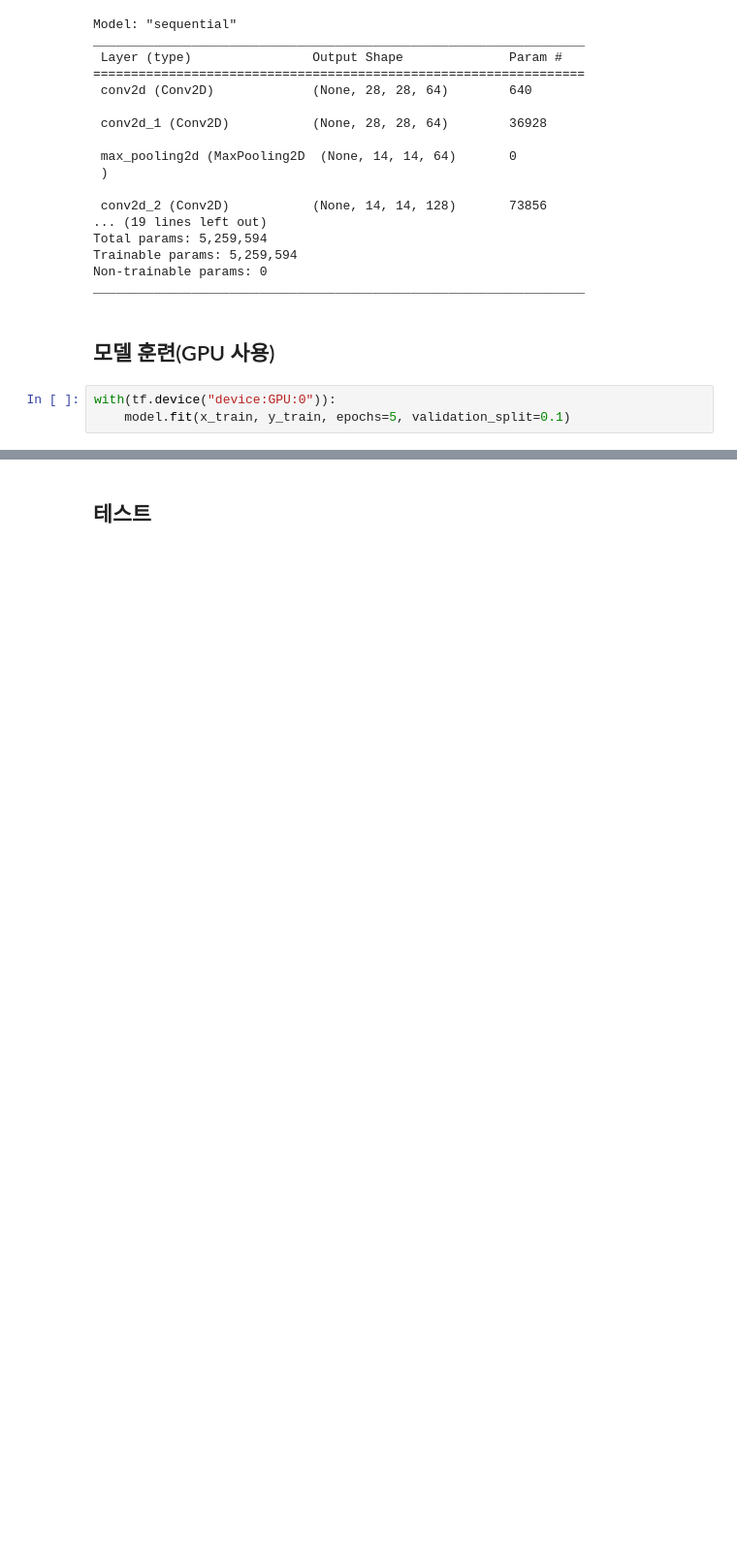
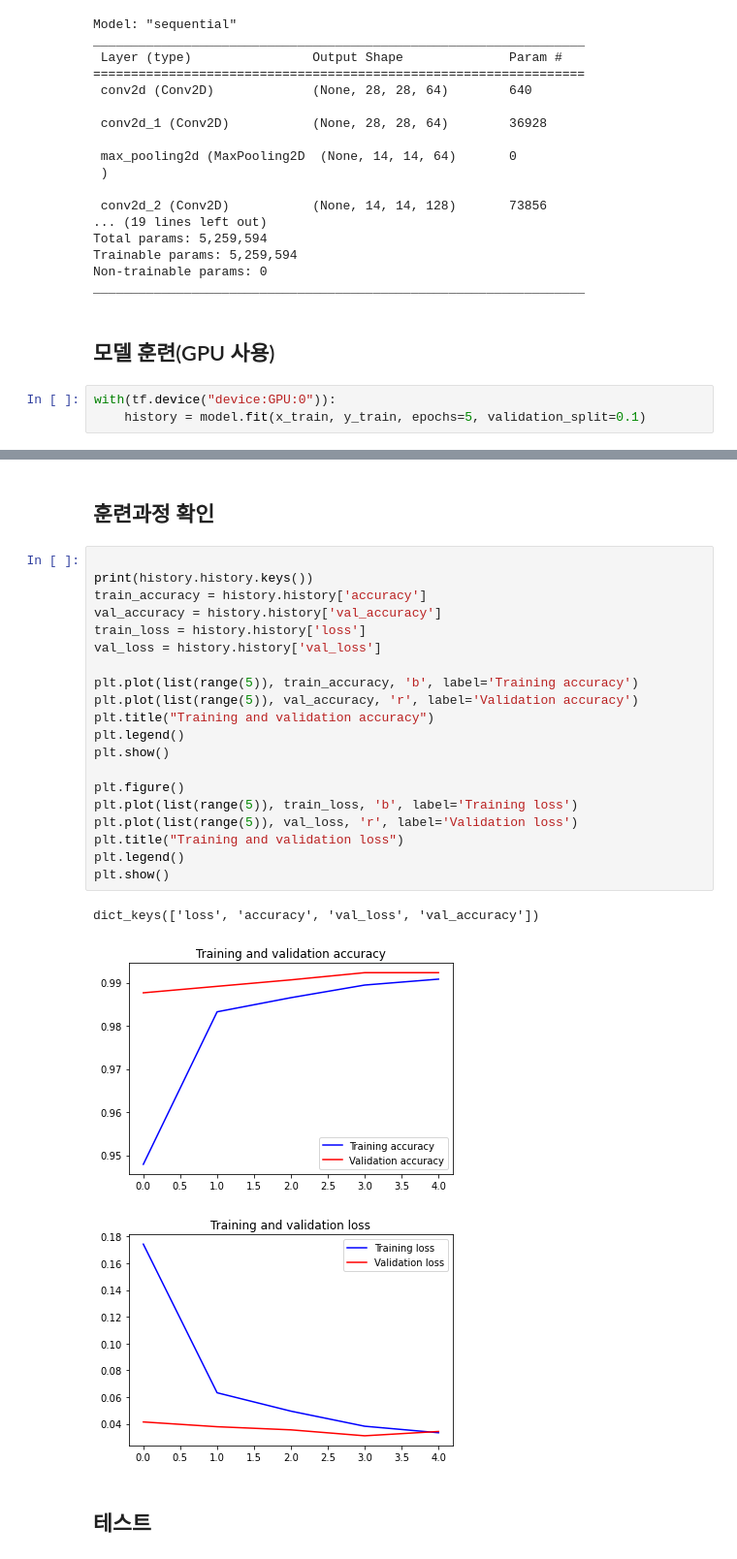
Before and after one commit to krrong/MNIST, a Jupyter notebook: CNN.ipynb, the cells around one changed output, grey strips where cells are left out. Shown at 97% size. Saved outputs shown, nothing was run; the diff lists cells and outputs as text; blank space fills up the shorter version.

```diff
--- a/CNN.ipynb
+++ b/CNN.ipynb
@@ -65,6 +65,6 @@ _________________________________________________________________
 ## 모델 훈련(GPU 사용)
 # %%
 with(tf.device("device:GPU:0")):
-    model.fit(x_train, y_train, epochs=5, validation_split=0.1)
+    history = model.fit(x_train, y_train, epochs=5, validation_split=0.1)
 # %% [output]
 Epoch 1/5
@@ -80,3 +80,29 @@ Epoch 5/5
+# %% [markdown]
+## 훈련과정 확인
+# %%
+
+print(history.history.keys())
+train_accuracy = history.history['accuracy']
+val_accuracy = history.history['val_accuracy']
+train_loss = history.history['loss']
+val_loss = history.history['val_loss']
+
+plt.plot(list(range(5)), train_accuracy, 'b', label='Training accuracy')
+plt.plot(list(range(5)), val_accuracy, 'r', label='Validation accuracy')
+plt.title("Training and validation accuracy")
+plt.legend()
+plt.show()
+
+plt.figure()
+plt.plot(list(range(5)), train_loss, 'b', label='Training loss')
+plt.plot(list(range(5)), val_loss, 'r', label='Validation loss')
+plt.title("Training and validation loss")
+plt.legend()
+plt.show()
+# %% [output]
+dict_keys(['loss', 'accuracy', 'val_loss', 'val_accuracy'])
+[figure, added]
+[figure, added]
 # %% [markdown]
 ## 테스트
 # %%
```
Also changed, not shown: parts of 2 cells of this notebook, 1 other file.
